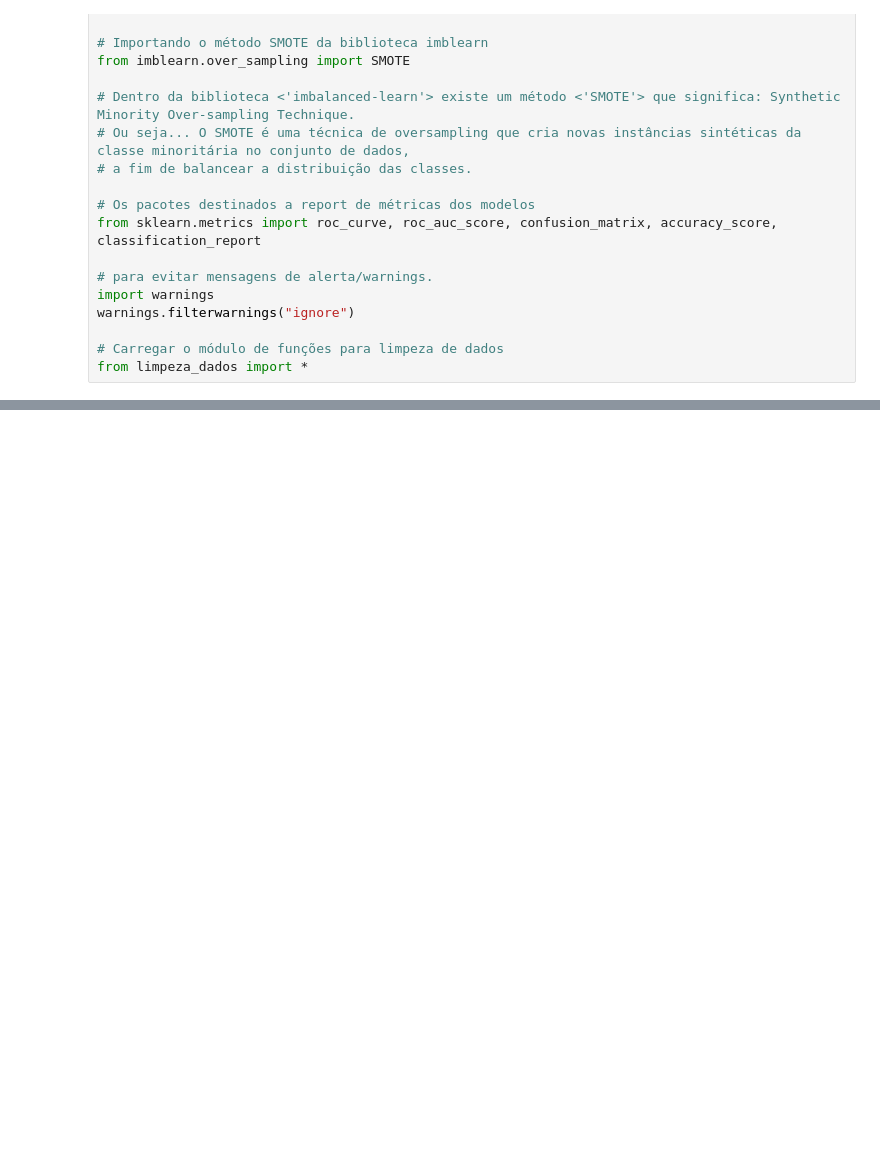
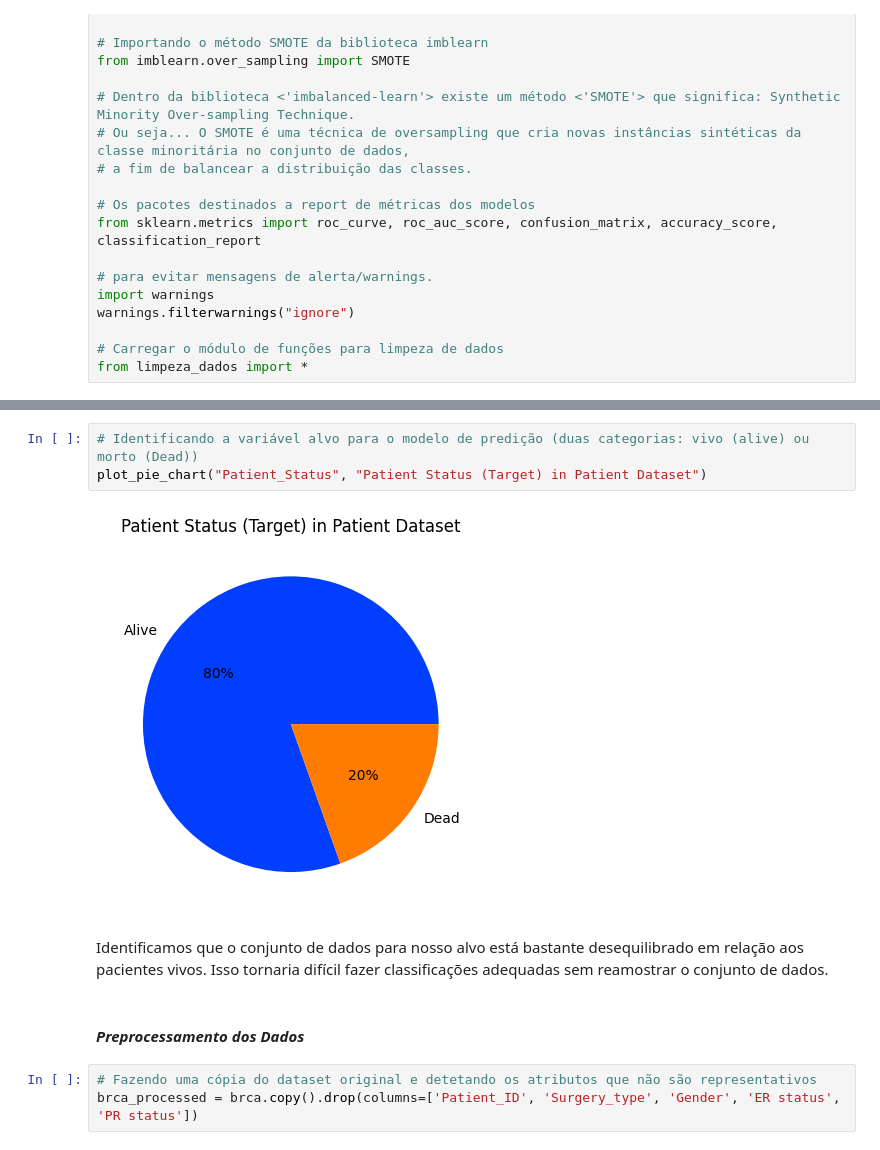
Before and after one commit to Marisagf/Projetos_de_Ciencias_de_Dados, a Jupyter notebook: Previsão_de_Sobrevivência_ao_Câncer_de_Mama.ipynb, the cells around one changed output, grey strips where cells are left out. Cells and saved outputs as stored; diff of their text form; blank space fills up the shorter version.

```diff
--- a/Previsão_de_Sobrevivência_ao_Câncer_de_Mama.ipynb
+++ b/Previsão_de_Sobrevivência_ao_Câncer_de_Mama.ipynb
@@ -68,0 +222,12 @@ from limpeza_dados import *
+# %%
+# Identificando a variável alvo para o modelo de predição (duas categorias: vivo (alive) ou morto (Dead))
+plot_pie_chart("Patient_Status", "Patient Status (Target) in Patient Dataset")
+# %% [output]
+[figure, added]
+# %% [markdown]
+Identificamos que o conjunto de dados para nosso alvo está bastante desequilibrado em relação aos pacientes vivos. Isso tornaria difícil fazer classificações adequadas sem reamostrar o conjunto de dados.
+# %% [markdown]
+#### *Preprocessamento dos Dados*
+# %%
+# Fazendo uma cópia do dataset original e detetando os atributos que não são representativos
+brca_processed = brca.copy().drop(columns=['Patient_ID', 'Surgery_type', 'Gender', 'ER status', 'PR status'])
```
Also changed, not shown: parts of 43 cells of this notebook.
